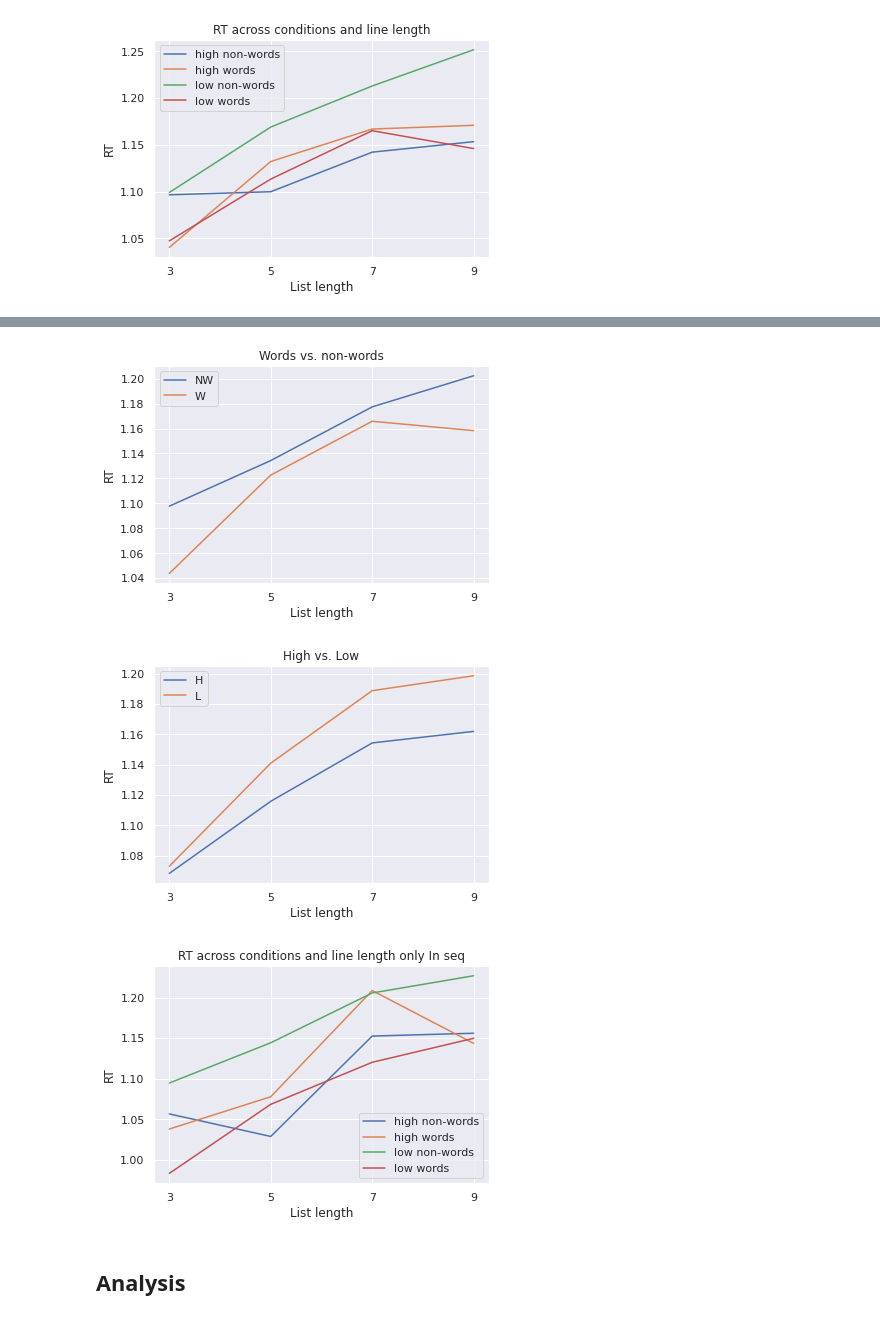
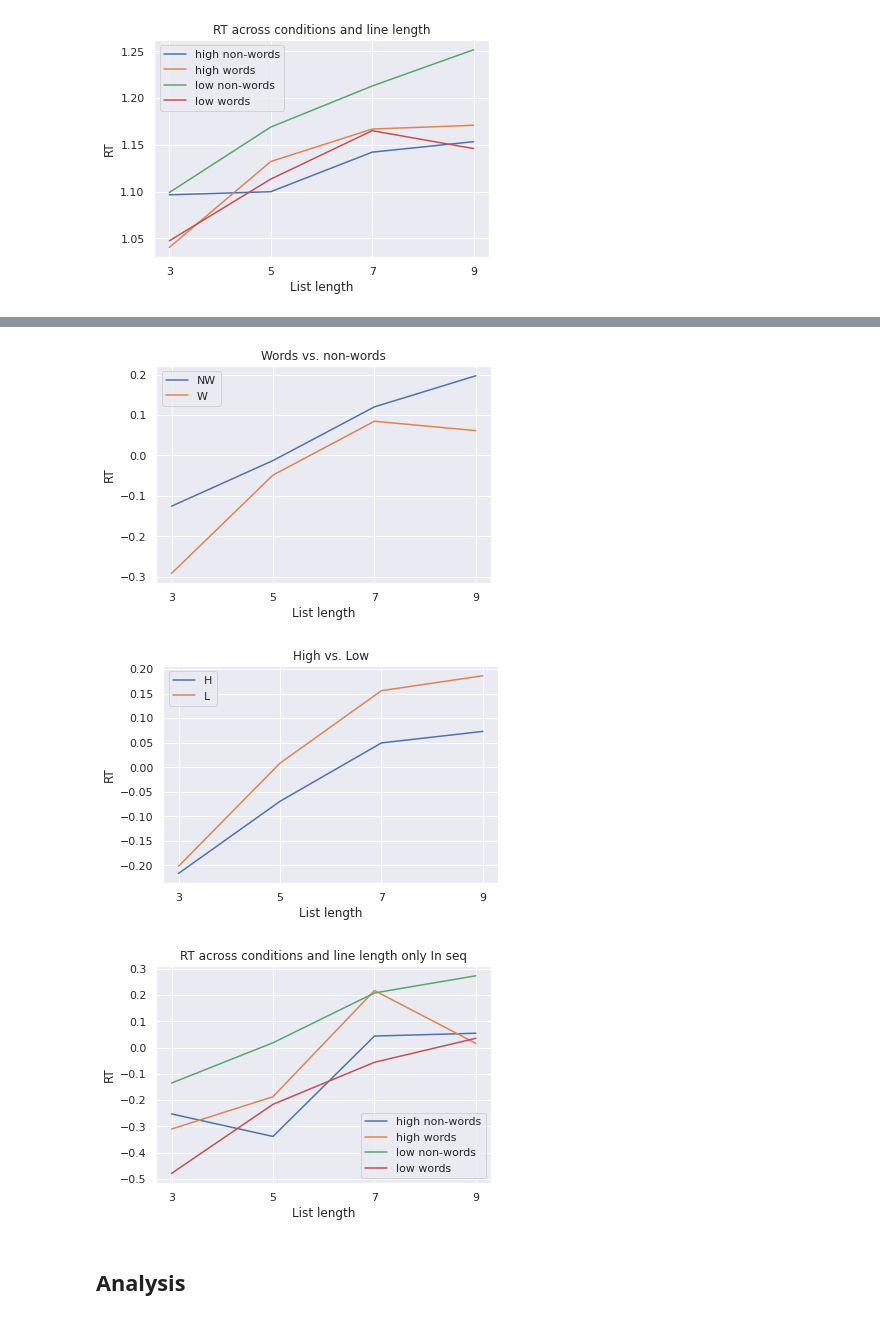
Before and after one commit to cristinarainich/Sternberg_analysis, a Jupyter notebook: iEEG_dataset.ipynb, the cells around one changed output, grey strips where cells are left out. Cells and saved outputs as stored; diff of their text form; code cells hidden in the pictures.

```diff
--- a/iEEG_dataset.ipynb
+++ b/iEEG_dataset.ipynb
@@ -523,3 +548,14 @@ pl.legend(subset.ProbeCategory.unique())
 pl.title('RT across conditions and line length');
 # %% [output]
 [figure]
+# %%
+subset = ieeg_no_outliers.groupby(['ProbeCategory', 'Length'])[['stdRT']].mean().reset_index()
+pl.figure()
+for i in subset.ProbeCategory.unique():
+  x = subset[subset['ProbeCategory'] == i]
+  pl.plot(x.Length, x.stdRT)
+pl.xticks(x.Length)
+pl.xlabel('List length')
+pl.ylabel('RT')
+pl.legend(subset.ProbeCategory.unique())
+pl.title('RT across conditions and line length');
@@ -538,57 +576,57 @@ for i in names:
 words_nonwords['ProbeCategory'] = new_names
 
 pl.figure()
-words_nonwords = words_nonwords.groupby(['ProbeCategory', 'Length'])[['ReactionTime']].mean().reset_index()
+words_nonwords = words_nonwords.groupby(['ProbeCategory', 'Length'])[['stdRT']].mean().reset_index()
 for i in words_nonwords.ProbeCategory.unique():
   x = words_nonwords[words_nonwords['ProbeCategory'] == i]
-  pl.plot(x.Length, x.ReactionTime)
+  pl.plot(x.Length, x.stdRT)
 pl.xticks(x.Length)
 pl.xlabel('List length')
 pl.ylabel('RT')
 pl.legend(words_nonwords.ProbeCategory.unique())
 pl.title('Words vs. non-words');
 # %% [output]
-[figure, old version]
+[figure, new version]
 # %%
 high_low = subset.copy()
 new_names = []
 names = high_low.ProbeCategory.values
 for i in names:
   if 'low' in i:
     new_names.append('L')
   elif 'high' in i:
     new_names.append('H')
   else:
     print('Check', i)
     break
 high_low['ProbeCategory'] = new_names
 
 pl.figure()
-high_low = high_low.groupby(['ProbeCategory', 'Length'])[['ReactionTime']].mean().reset_index()
+high_low = high_low.groupby(['ProbeCategory', 'Length'])[['stdRT']].mean().reset_index()
 for i in high_low.ProbeCategory.unique():
   x = high_low[high_low['ProbeCategory'] == i]
-  pl.plot(x.Length, x.ReactionTime)
+  pl.plot(x.Length, x.stdRT)
 pl.xticks(x.Length)
 pl.xlabel('List length')
 pl.ylabel('RT')
 pl.legend(high_low.ProbeCategory.unique())
 pl.title('High vs. Low');
 # %% [output]
-[figure, old version]
+[figure, new version]
 # %%
 # plotting categories across condition when the probe is in sequence
-subset = ieeg_no_outliers[eeg_no_outliers['ProbeType'] == 2]
+subset = ieeg_no_outliers[ieeg_no_outliers['ProbeType'] == 2]
 pl.figure()
-subset = subset.groupby(['ProbeCategory', 'Length'])[['ReactionTime']].mean().reset_index()
+subset = subset.groupby(['ProbeCategory', 'Length'])[['stdRT']].mean().reset_index()
 for i in subset.ProbeCategory.unique():
   x = subset[subset['ProbeCategory'] == i]
-  pl.plot(x.Length, x.ReactionTime)
+  pl.plot(x.Length, x.stdRT)
 pl.xticks(x.Length)
 pl.xlabel('List length')
 pl.ylabel('RT')
 pl.legend(subset.ProbeCategory.unique())
 pl.title('RT across conditions and line length only In seq');
 # %% [output]
-[figure, old version]
+[figure, new version]
 # %% [markdown]
 ## Analysis
```
Also changed, not shown: parts of 8 cells of this notebook.
